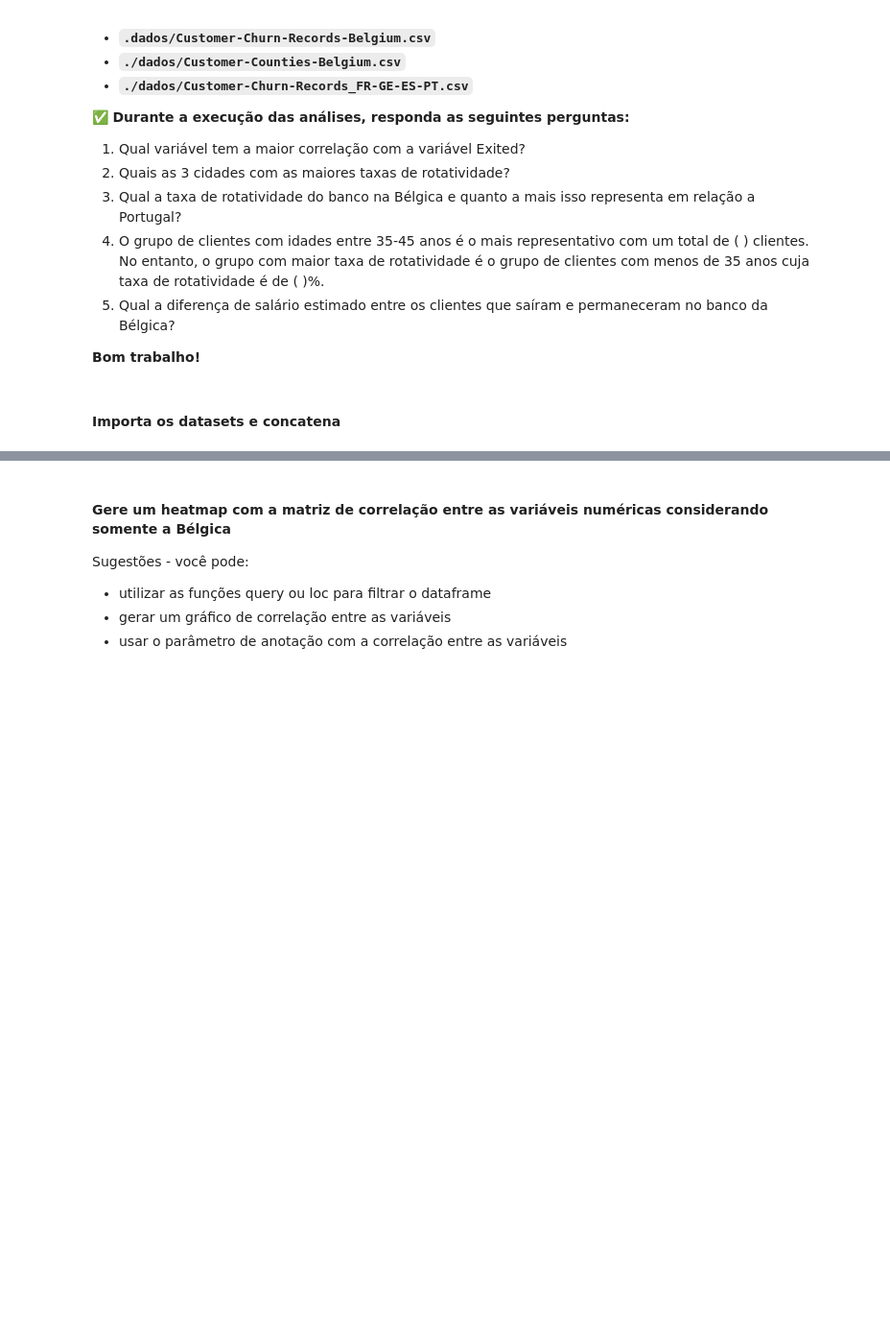
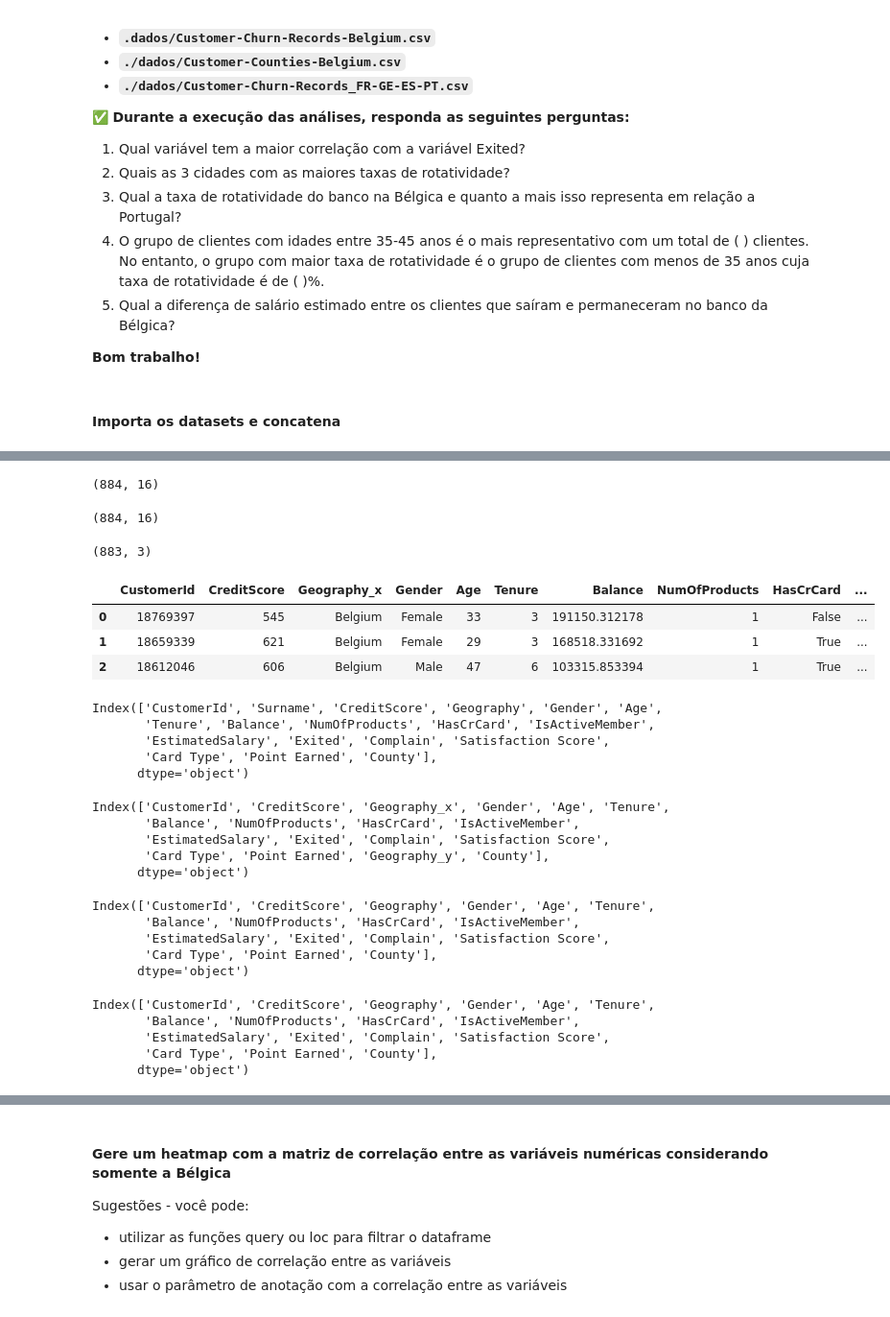
Before and after one commit to leandroclv/analista_dados_python_udemy, a Jupyter notebook: projeto_final.ipynb, the cells around one changed output, grey strips where cells are left out. Shown at 96% size. Drawn from its saved outputs; the diff is of its cells as text; code cells hidden in the pictures; blank space fills up the shorter version.

```diff
--- a/projeto_final.ipynb
+++ b/projeto_final.ipynb
@@ -56,7 +56,10 @@ import seaborn as sns
 ## Importa os dados
 
 ### TO DO: Leia o dataframe principal com os clientes da França, Alemanha, Portugal e Espanha
+df_almost_full = pd.read_csv('Customer-Churn-Records_FR-GE-PT-ES.csv')
 
 ### TO DO: Leia o novo dataframe com os dados dos clientes da Bélgica
+df_belgium = pd.read_csv('Customer-Churn-Records-Belgium.csv')
 
 ### TO DO: Leia o novo dataframe com as cidades dos clientes da Bélgica
+df_belgium_cities = pd.read_csv('Customer-Counties-Belgium.csv')
@@ -63,2 +86,44 @@ import seaborn as sns
+# %%
+#df_belgium = df_belgium.drop(['RowNumber','Surname'], axis=1) ou  df_belgium.drop(columns = ['RowNumber','Surname'])
+df_belgium.shape
+# %% [output]
+(884, 16)
+# %%
+df_belgium = df_belgium.drop_duplicates()
+# %%
+df_belgium = df_belgium.dropna()
+df_belgium.shape
+# %% [output]
+(884, 16)
+# %%
+df_belgium_cities = df_belgium_cities.drop_duplicates()
+df_belgium_cities = df_belgium_cities.dropna()
+# %%
+df_belgium_cities.shape
+# %% [output]
+(883, 3)
 # %%
 ### TO DO: Faça o merge do dataframe de cidades no dataframe dos clientes da Bélgica
+df_belgium_full = pd.merge(df_belgium, df_belgium_cities, on='CustomerId', how='left')
+df_belgium_full.head(3)
+# %% [output]
+|  | CustomerId | CreditScore | Geography_x | Gender | Age | Tenure | Balance | NumOfProducts | HasCrCard | ... |
+| 0 | 18769397 | 545 | Belgium | Female | 33 | 3 | 191150.312178 | 1 | False | ... |
+| 1 | 18659339 | 621 | Belgium | Female | 29 | 3 | 168518.331692 | 1 | True | ... |
+| 2 | 18612046 | 606 | Belgium | Male | 47 | 6 | 103315.853394 | 1 | True | ... |
+# %%
+df_almost_full.columns
+# %% [output]
+Index(['CustomerId', 'Surname', 'CreditScore', 'Geography', 'Gender', 'Age',
+       'Tenure', 'Balance', 'NumOfProducts', 'HasCrCard', 'IsActiveMember',
+       'EstimatedSalary', 'Exited', 'Complain', 'Satisfaction Score',
+       'Card Type', 'Point Earned', 'County'],
+      dtype='object')
+# %%
+df_belgium_full.columns
+# %% [output]
+Index(['CustomerId', 'CreditScore', 'Geography_x', 'Gender', 'Age', 'Tenure',
+       'Balance', 'NumOfProducts', 'HasCrCard', 'IsActiveMember',
+       'EstimatedSalary', 'Exited', 'Complain', 'Satisfaction Score',
+       'Card Type', 'Point Earned', 'Geography_y', 'County'],
+      dtype='object')
@@ -64,0 +134,16 @@ import seaborn as sns
+# %%
+df_belgium_full.columns
+# %% [output]
+Index(['CustomerId', 'CreditScore', 'Geography', 'Gender', 'Age', 'Tenure',
+       'Balance', 'NumOfProducts', 'HasCrCard', 'IsActiveMember',
+       'EstimatedSalary', 'Exited', 'Complain', 'Satisfaction Score',
+       'Card Type', 'Point Earned', 'County'],
+      dtype='object')
+# %%
+df_almost_full.columns
+# %% [output]
+Index(['CustomerId', 'CreditScore', 'Geography', 'Gender', 'Age', 'Tenure',
+       'Balance', 'NumOfProducts', 'HasCrCard', 'IsActiveMember',
+       'EstimatedSalary', 'Exited', 'Complain', 'Satisfaction Score',
+       'Card Type', 'Point Earned', 'County'],
+      dtype='object')
```
Also changed, not shown: parts of 10 cells of this notebook, 1 other file.
